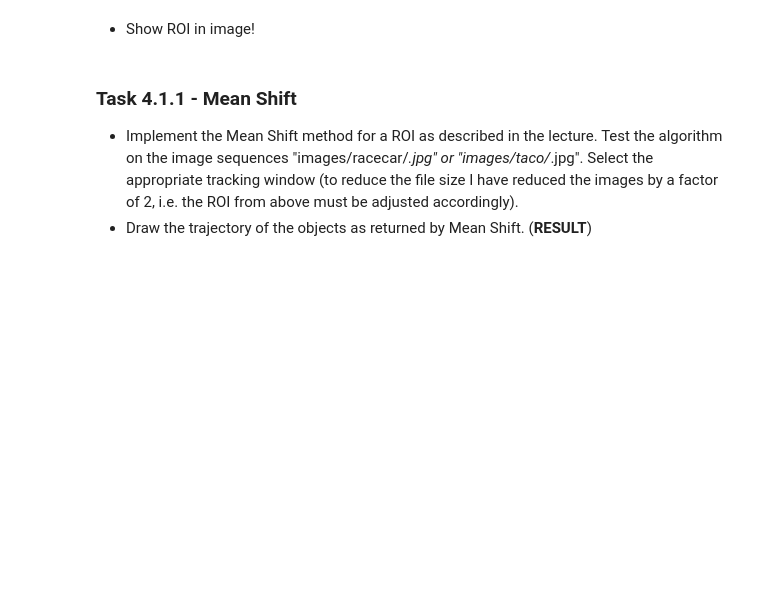
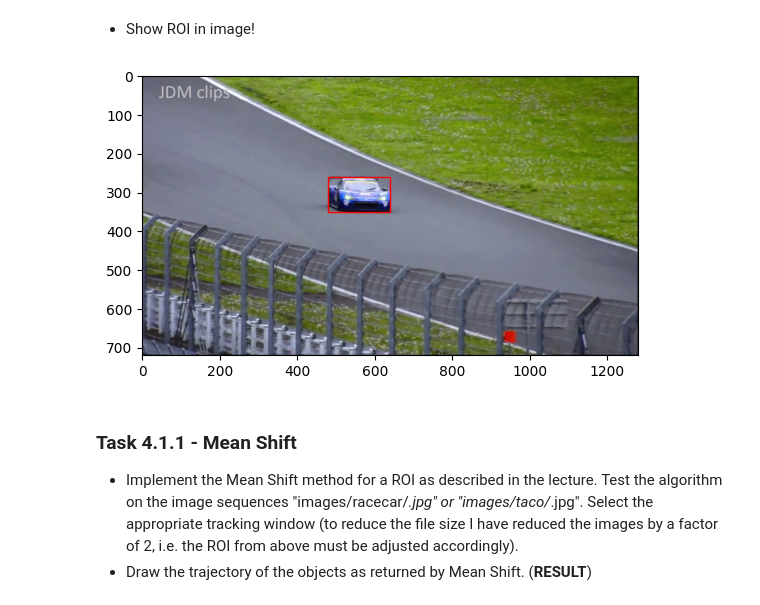
Before and after one commit to theRealProHacker/Computer-Vision, a Jupyter notebook: assignment04.ipynb, the cells around one changed output. Saved outputs shown, nothing was run; the diff lists cells and outputs as text; code cells hidden in the pictures; blank space fills up the shorter version.

```diff
--- a/assignment04.ipynb
+++ b/assignment04.ipynb
@@ -75,19 +100,21 @@ lastFrame = io.imread('images/racecar/151.jpeg')
 # %%
 def drawROI(image, x, y, width, height, out = plt):
     currentAxis = plt.gca()
     currentAxis.add_patch(
         patches.Rectangle(
             (x, y),
             width,
             height,
             fill=False,
             edgecolor="red"
         )
     )
 
     out.imshow(image)
 
-# showRoiFrame(image, 480, 260, 160, 90)
+drawROI(image, 480, 260, 160, 90)
+# %% [output]
+[figure, added]
 # %% [markdown]
 ### Task 4.1.1 - Mean Shift
 * Implement the Mean Shift method for a ROI as described in the lecture. Test the algorithm on the image sequences "images/racecar/*.jpg" or "images/taco/*.jpg". Select the appropriate tracking window (to reduce the file size I have reduced the images by a factor of 2, i.e. the ROI from above must be adjusted accordingly).
```
Also changed, not shown: parts of 6 cells of this notebook.
